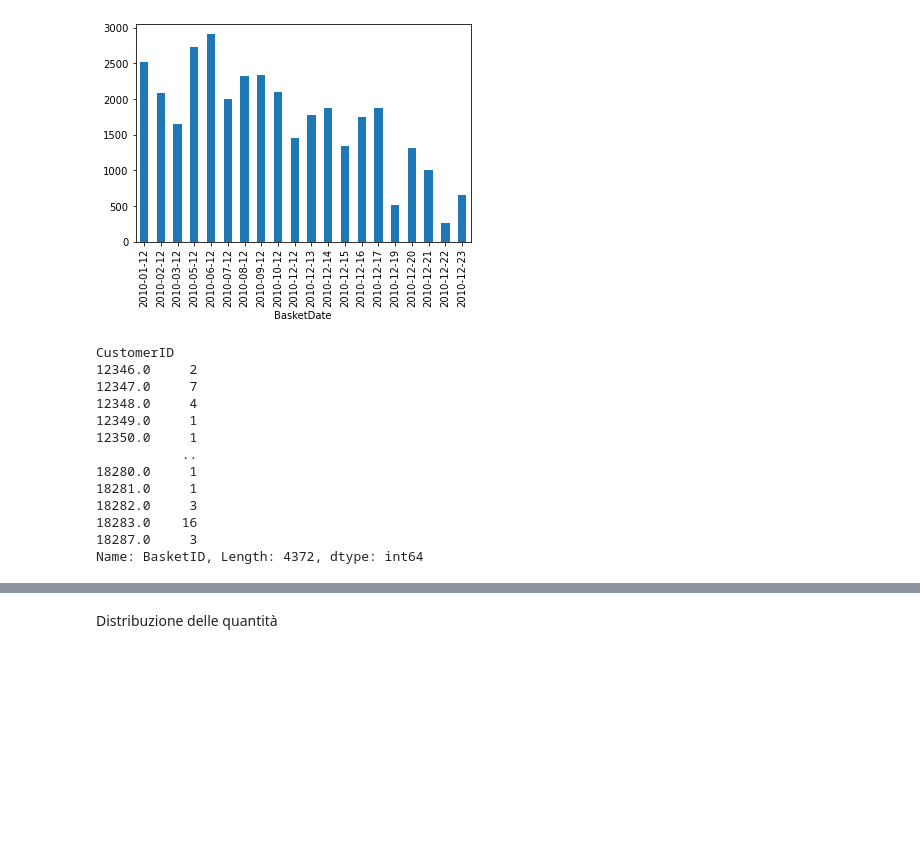
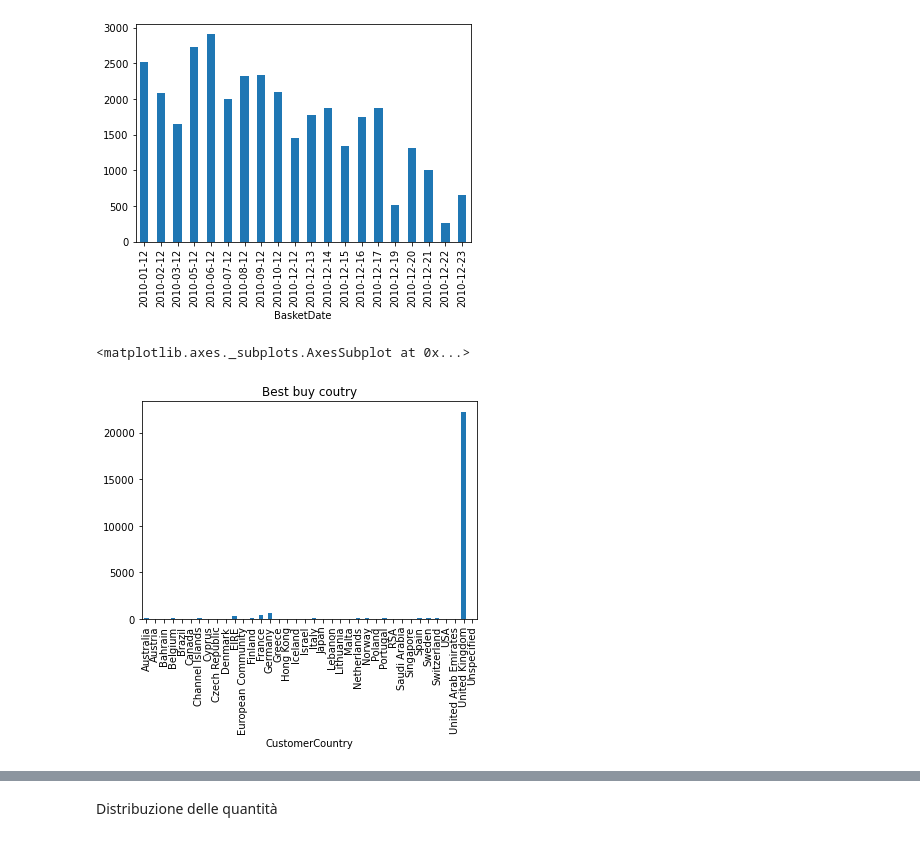
Before and after one commit to matteo-Donofrio-unipi/DM-Project, a Jupyter notebook: Dm-Progetto.ipynb, the cells around one changed output, grey strips where cells are left out. Saved outputs shown, nothing was run; the diff lists cells and outputs as text; code cells hidden in the pictures; blank space fills up the shorter version.

```diff
--- a/Dm-Progetto.ipynb
+++ b/Dm-Progetto.ipynb
@@ -110,20 +110,11 @@ x.groupby(df["BasketDate"].dt.date)["BasketID"].count().plot(kind="bar")
 20
 <matplotlib.axes._subplots.AxesSubplot at 0x...>
 [figure]
-# %%
-x=df.groupby("CustomerID")["BasketID"].nunique()
-print(x)
-# %% [output]
-CustomerID
-12346.0     2
-12347.0     7
-12348.0     4
-12349.0     1
-12350.0     1
-           ..
-18280.0     1
-18281.0     1
-18282.0     3
-18283.0    16
-18287.0     3
-Name: BasketID, Length: 4372, dtype: int64
+# %%
+#paesi in cui sono stati effettuati piu acquisti
+df.groupby('CustomerCountry')["BasketID"].nunique().plot(kind='bar',
+
+title='Best buy coutry')
+# %% [output]
+<matplotlib.axes._subplots.AxesSubplot at 0x...>
+[figure, added]
```
Also changed, not shown: parts of 1 cell of this notebook.
